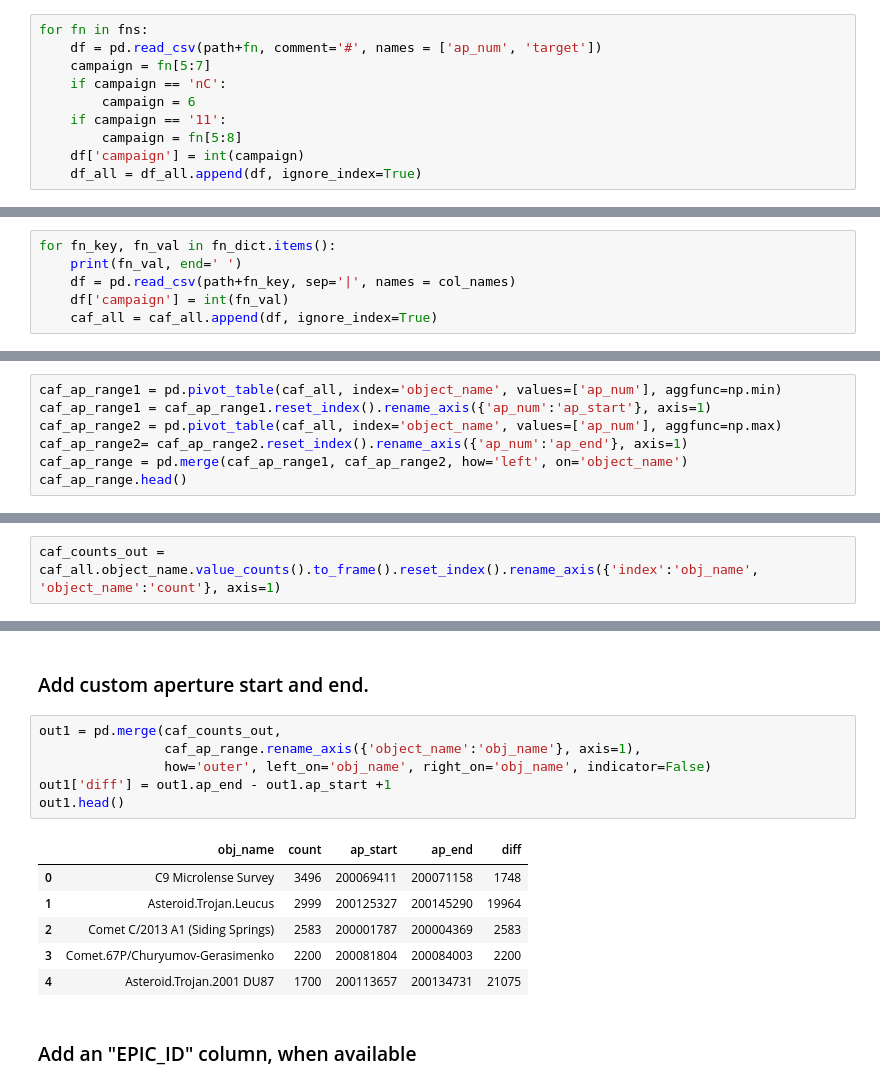
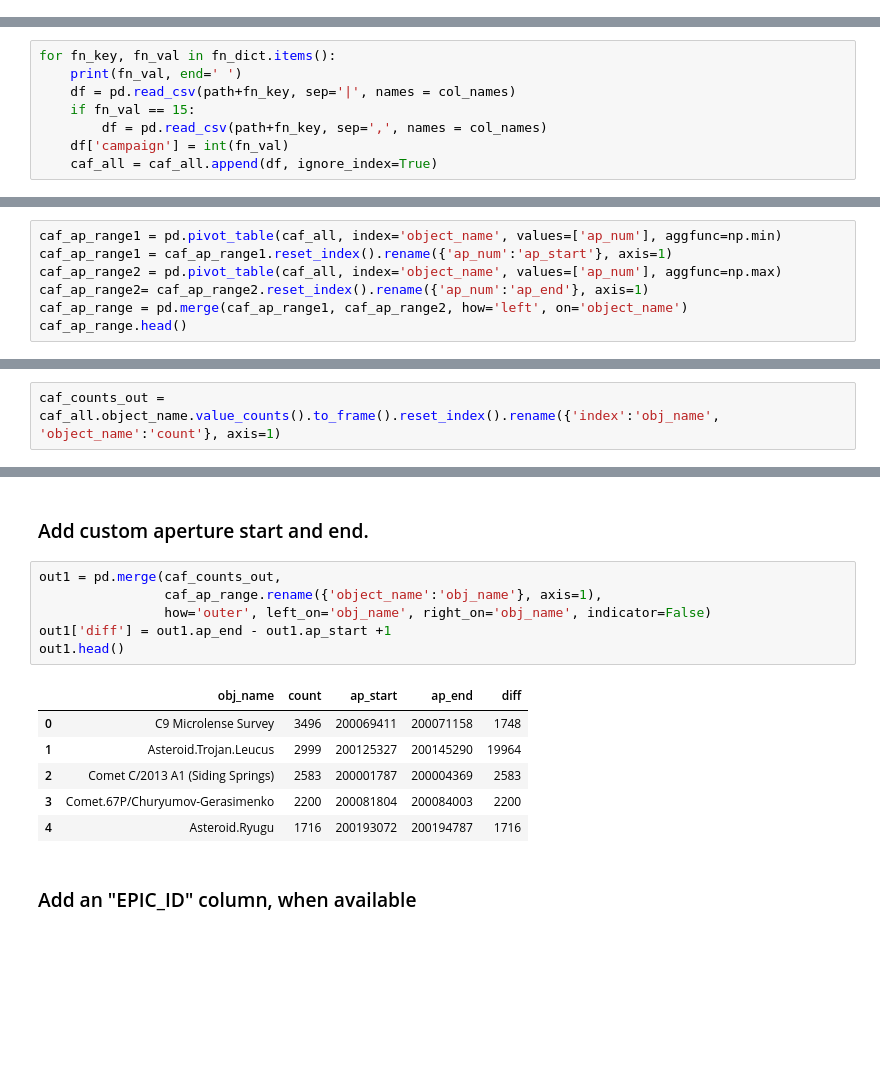
Before and after one commit to gully/k2-metadata, a Jupyter notebook: notebooks/01.05-Custom-aperture-IDs.ipynb, the cells around one changed output, grey strips where cells are left out. Cells and saved outputs as stored; diff of their text form; blank space fills up the shorter version.

```diff
--- a/notebooks/01.05-Custom-aperture-IDs.ipynb
+++ b/notebooks/01.05-Custom-aperture-IDs.ipynb
@@ -57,10 +50,0 @@ df_all = pd.DataFrame()
-# %%
-for fn in fns:
-    df = pd.read_csv(path+fn, comment='#', names = ['ap_num', 'target'])
-    campaign = fn[5:7]
-    if campaign == 'nC':
-        campaign = 6
-    if campaign == '11':
-        campaign = fn[5:8]
-    df['campaign'] = int(campaign)
-    df_all = df_all.append(df, ignore_index=True)
@@ -242,6 +135,8 @@ caf_all = pd.DataFrame()
 for fn_key, fn_val in fn_dict.items():
     print(fn_val, end=' ')
     df = pd.read_csv(path+fn_key, sep='|', names = col_names)
+    if fn_val == 15:
+        df = pd.read_csv(path+fn_key, sep=',', names = col_names)
     df['campaign'] = int(fn_val)
     caf_all = caf_all.append(df, ignore_index=True)
 # %% [output]
@@ -278,9 +171,9 @@ I spot-checked the "Golden Caf" that JVC sent, and my own pandas-based analysis
 This section gets a little messy with pandas-*fu*, but, it works.
 # %%
 caf_ap_range1 = pd.pivot_table(caf_all, index='object_name', values=['ap_num'], aggfunc=np.min)
-caf_ap_range1 = caf_ap_range1.reset_index().rename_axis({'ap_num':'ap_start'}, axis=1)
+caf_ap_range1 = caf_ap_range1.reset_index().rename({'ap_num':'ap_start'}, axis=1)
 caf_ap_range2 = pd.pivot_table(caf_all, index='object_name', values=['ap_num'], aggfunc=np.max)
-caf_ap_range2= caf_ap_range2.reset_index().rename_axis({'ap_num':'ap_end'}, axis=1)
+caf_ap_range2= caf_ap_range2.reset_index().rename({'ap_num':'ap_end'}, axis=1)
 caf_ap_range = pd.merge(caf_ap_range1, caf_ap_range2, how='left', on='object_name')
 caf_ap_range.head()
 # %% [output]
@@ -308,5 +201,5 @@ We'll need a data frame of the EPIC ID counts for later:
 # %%
-caf_counts_out = caf_all.object_name.value_counts().to_frame().reset_index().rename_axis({'index':'obj_name', 'object_name':'count'}, axis=1)
+caf_counts_out = caf_all.object_name.value_counts().to_frame().reset_index().rename({'index':'obj_name', 'object_name':'count'}, axis=1)
 # %%
 caf_counts_out.head()
 # %% [output]
@@ -345,17 +238,17 @@ We'll combine the metadata in a few steps:
 ### Add custom aperture start and end.
 # %%
 out1 = pd.merge(caf_counts_out,
-                caf_ap_range.rename_axis({'object_name':'obj_name'}, axis=1),
+                caf_ap_range.rename({'object_name':'obj_name'}, axis=1),
                 how='outer', left_on='obj_name', right_on='obj_name', indicator=False)
 out1['diff'] = out1.ap_end - out1.ap_start +1
 out1.head()
 # %% [output]
 |  | obj_name | count | ap_start | ap_end | diff |
 | 0 | C9 Microlense Survey | 3496 | 200069411 | 200071158 | 1748 |
 | 1 | Asteroid.Trojan.Leucus | 2999 | 200125327 | 200145290 | 19964 |
 | 2 | Comet C/2013 A1 (Siding Springs) | 2583 | 200001787 | 200004369 | 2583 |
 | 3 | Comet.67P/Churyumov-Gerasimenko | 2200 | 200081804 | 200084003 | 2200 |
-| 4 | Asteroid.Trojan.2001 DU87 | 1700 | 200113657 | 200134731 | 21075 |
+| 4 | Asteroid.Ryugu | 1716 | 200193072 | 200194787 | 1716 |
 # %% [markdown]
 ### Add an "EPIC_ID" column, when available
 # %%
```
Also changed, not shown: parts of 88 cells of this notebook, 1 other file.
